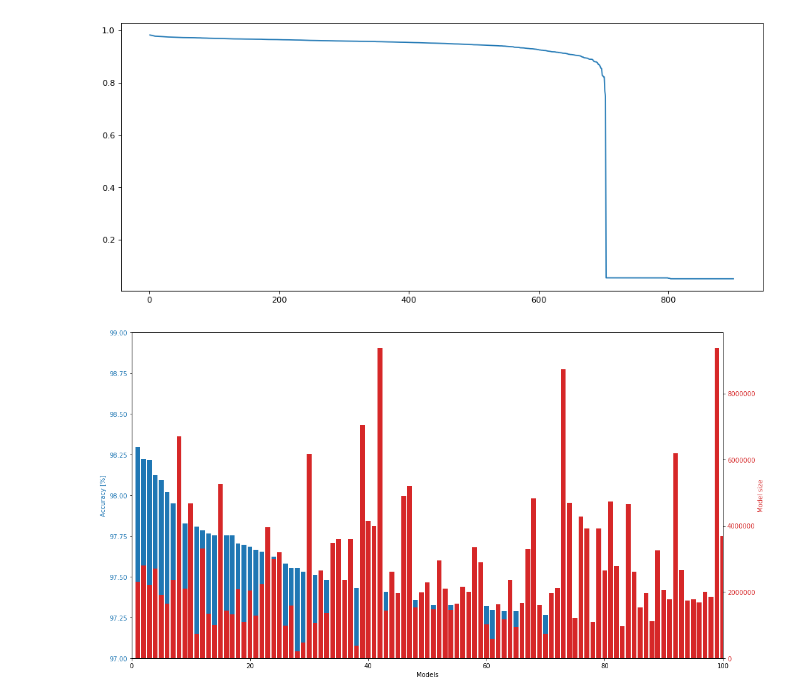
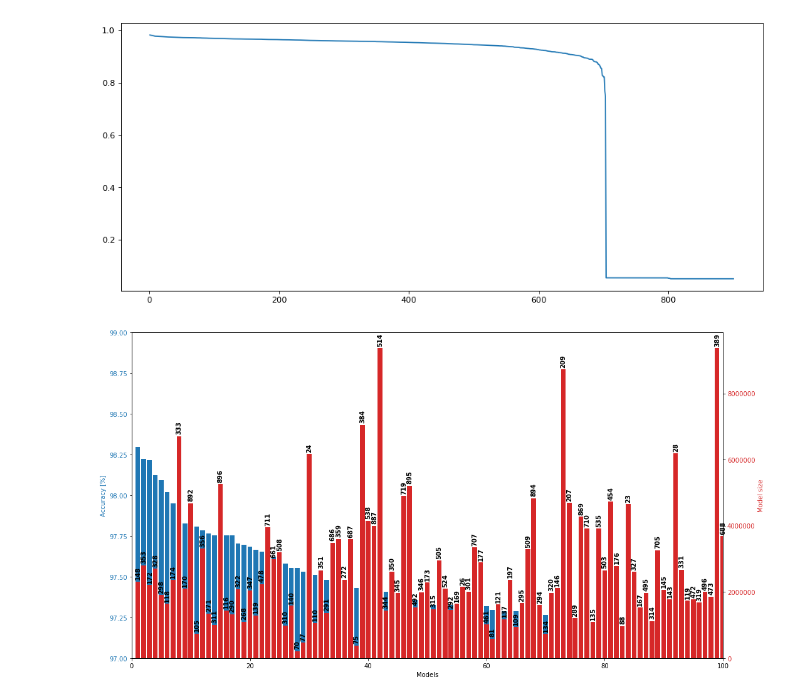
Before and after one commit to Sixaxis9/Embedded-neural-net-traffic-sign-recognition, a Jupyter notebook: Results_Comparison.ipynb, the cells around one changed output. Drawn from its saved outputs; the diff is of its cells as text; code cells hidden in the pictures.

```diff
--- a/Results_Comparison.ipynb
+++ b/Results_Comparison.ipynb
@@ -107,24 +107,27 @@ plt.show()
 # %%
 n_to_plot = 100
 
 fig, acc = plt.subplots(figsize=(15,8))
 
 color = 'tab:blue'
 acc.set_xlabel('Models')
 acc.set_ylabel("Accuracy [%]", color=color)
 acc.bar(tests[0:n_to_plot], sorted_by_accuracy['test_acc'].iloc[0:100]*100)
 acc.axis([0, n_to_plot,97 ,99])
 acc.tick_params(axis='y', labelcolor=color)
 
 par = acc.twinx()  # instantiate a second axes that shares the same x-axis
 
 color = 'tab:red'
 par.set_ylabel('Model size', color=color)  # we already handled the x-label with ax1
 par.bar(tests[0:n_to_plot], sorted_by_accuracy['num_param'].iloc[0:100]*4, color=color)
 par.tick_params(axis='y', labelcolor=color)
 
+# Printing the model number
+for i, v in enumerate(sorted_by_accuracy['num_param'].iloc[0:100].index):
+    par.text(i+0.5, sorted_by_accuracy['num_param'].iloc[i]*4+100000, str(v), fontweight='bold', rotation=90)
 
 fig.tight_layout()  # otherwise the right y-label is slightly clipped
 plt.show()
 # %% [output]
-[figure, old version]
+[figure, new version]
```
Also changed, not shown: parts of 1 cell of this notebook, 4 other files.
